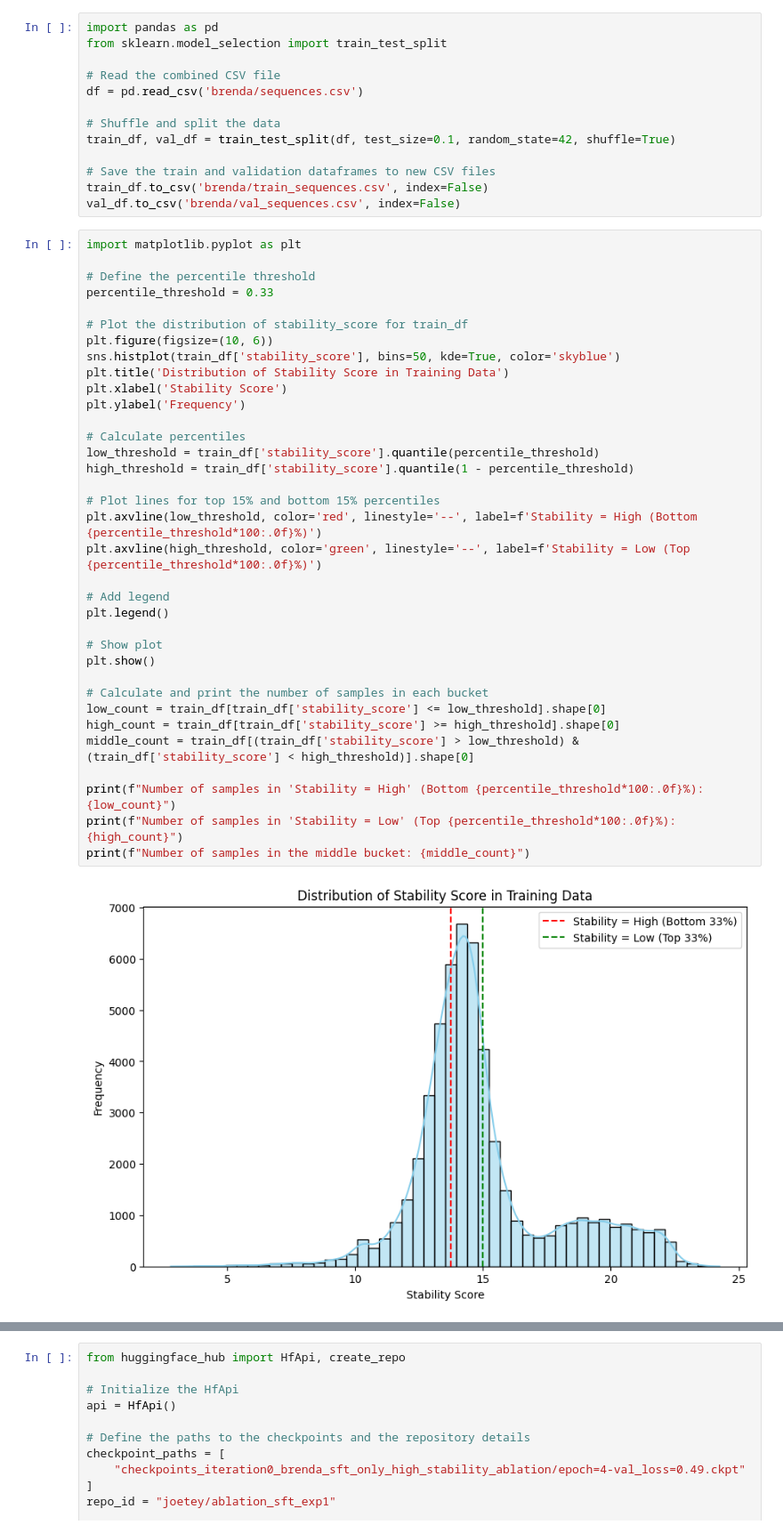
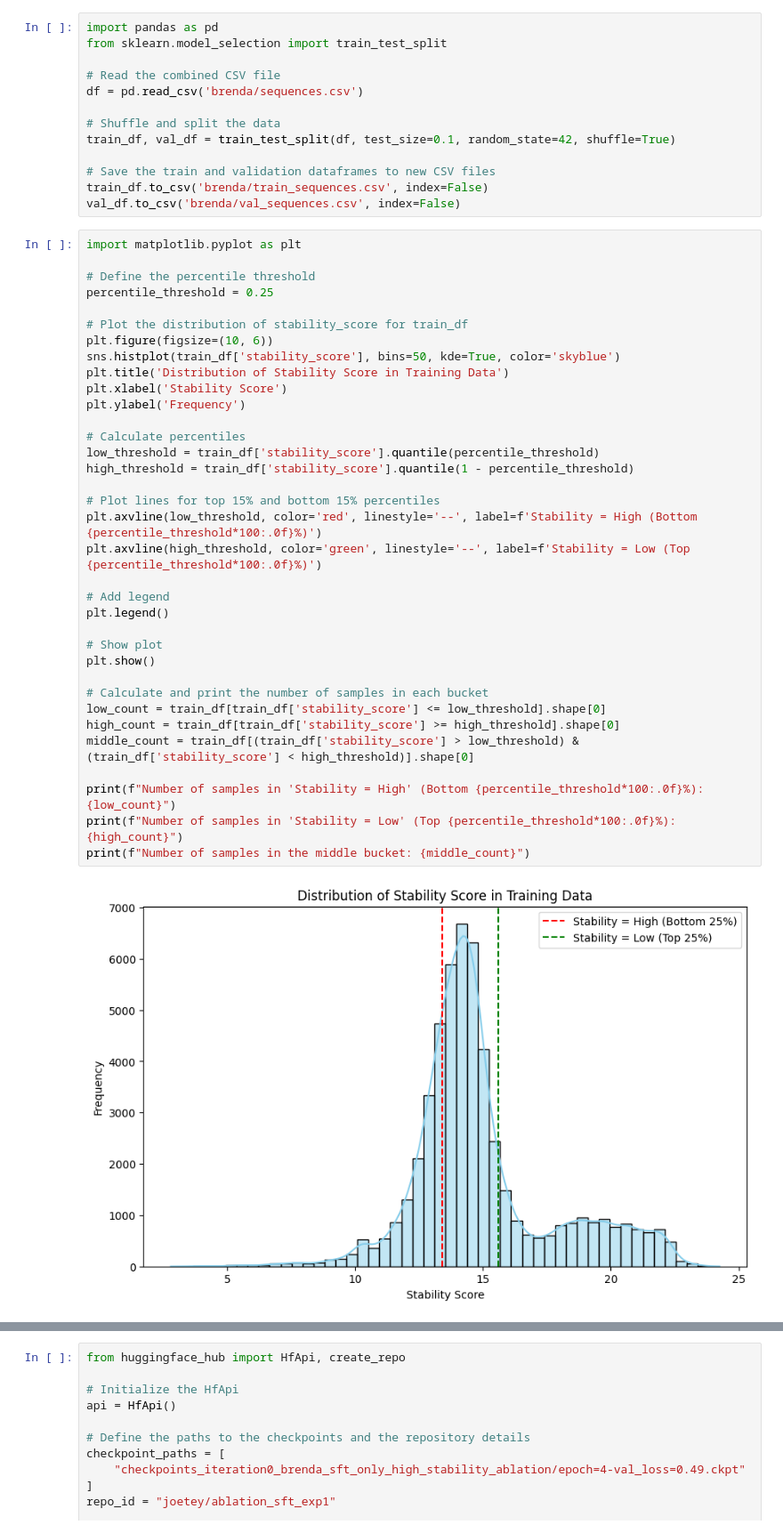
Before and after one commit to nahummaru/prot-rl, a Jupyter notebook: DPO_ZymCTRL/analysis.ipynb, the cells around one changed output, grey strips where cells are left out. Shown at 89% size. Saved outputs shown, nothing was run; the diff lists cells and outputs as text.

```diff
--- a/DPO_ZymCTRL/analysis.ipynb
+++ b/DPO_ZymCTRL/analysis.ipynb
@@ -120,36 +117,36 @@ val_df.to_csv('brenda/val_sequences.csv', index=False)
 import matplotlib.pyplot as plt
 
 # Define the percentile threshold
-percentile_threshold = 0.33
+percentile_threshold = 0.25
 
 # Plot the distribution of stability_score for train_df
 plt.figure(figsize=(10, 6))
 sns.histplot(train_df['stability_score'], bins=50, kde=True, color='skyblue')
 plt.title('Distribution of Stability Score in Training Data')
 plt.xlabel('Stability Score')
 plt.ylabel('Frequency')
 
 # Calculate percentiles
 low_threshold = train_df['stability_score'].quantile(percentile_threshold)
 high_threshold = train_df['stability_score'].quantile(1 - percentile_threshold)
 
 # Plot lines for top 15% and bottom 15% percentiles
 plt.axvline(low_threshold, color='red', linestyle='--', label=f'Stability = High (Bottom {percentile_threshold*100:.0f}%)')
 plt.axvline(high_threshold, color='green', linestyle='--', label=f'Stability = Low (Top {percentile_threshold*100:.0f}%)')
 
 # Add legend
 plt.legend()
 
 # Show plot
 plt.show()
 
 # Calculate and print the number of samples in each bucket
 low_count = train_df[train_df['stability_score'] <= low_threshold].shape[0]
 high_count = train_df[train_df['stability_score'] >= high_threshold].shape[0]
 middle_count = train_df[(train_df['stability_score'] > low_threshold) & (train_df['stability_score'] < high_threshold)].shape[0]
 
 print(f"Number of samples in 'Stability = High' (Bottom {percentile_threshold*100:.0f}%): {low_count}")
 print(f"Number of samples in 'Stability = Low' (Top {percentile_threshold*100:.0f}%): {high_count}")
 print(f"Number of samples in the middle bucket: {middle_count}")
 # %% [output]
-[figure, old version]
+[figure, new version]
```
Also changed, not shown: parts of 3 cells of this notebook, 8 other files.
